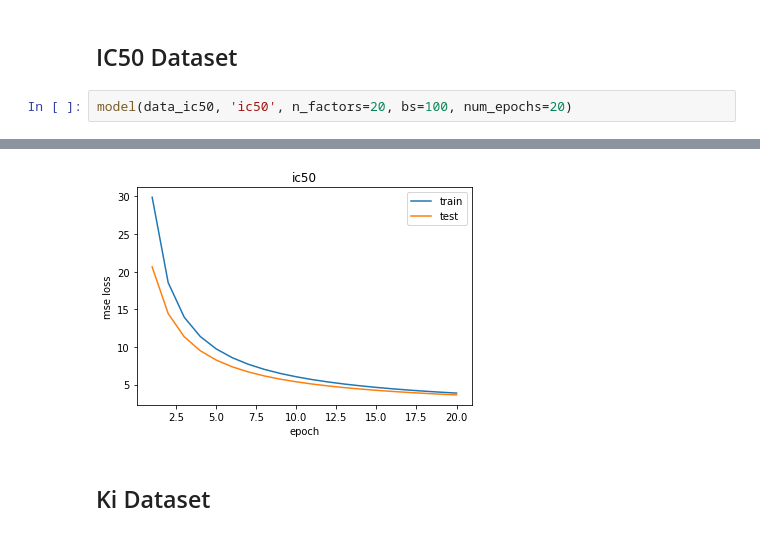
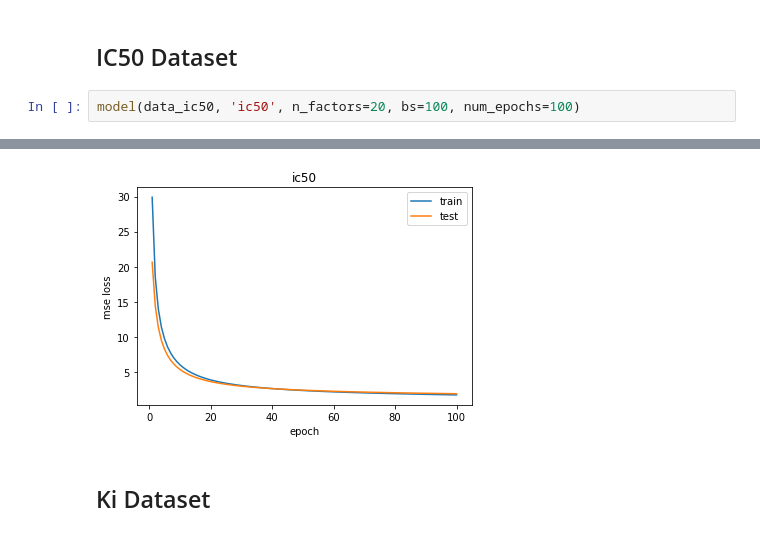
Before and after one commit to shrutidudwadkar/COM6911-DTI-2021, a Jupyter notebook: Delta/DeepDTA.ipynb, the cells around one changed output, grey strips where cells are left out. Cells and saved outputs as stored; diff of their text form.

```diff
--- a/Delta/DeepDTA.ipynb
+++ b/Delta/DeepDTA.ipynb
@@ -191,5 +198,5 @@ epoch:  18  avg training loss:  8.741746126466497  avg test loss:  5.38691565309
 # %% [markdown]
 ## IC50 Dataset
 # %%
-model(data_ic50, 'ic50', n_factors=20, bs=100, num_epochs=20)
+model(data_ic50, 'ic50', n_factors=20, bs=100, num_epochs=100)
 # %% [output]
@@ -206,4 +220,4 @@ epoch:  18  avg training loss:  3.9999791598315957  avg test loss:  3.7360488484
-[figure, old version]
+[figure, new version]
 # %% [markdown]
 ## Ki Dataset
 # %%
```
Also changed, not shown: parts of 4 cells of this notebook.
